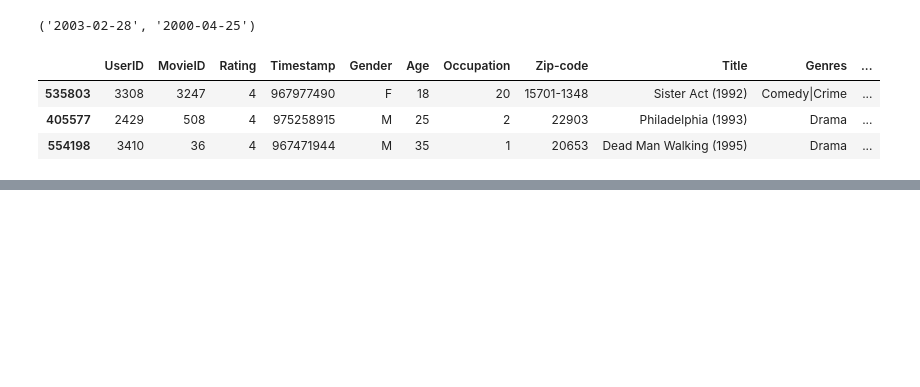
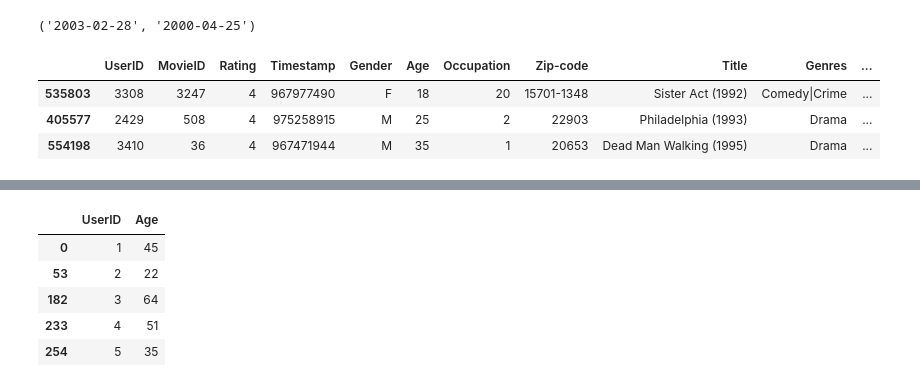
Before and after one commit to stevechengnyc/meta_learners, a Jupyter notebook: MovieLens_EconML_Uplift_Modeling_Final.ipynb, the cells around one changed output, grey strips where cells are left out. Saved outputs shown, nothing was run; the diff lists cells and outputs as text; code cells hidden in the pictures; blank space fills up the shorter version.

```diff
--- a/MovieLens_EconML_Uplift_Modeling_Final.ipynb
+++ b/MovieLens_EconML_Uplift_Modeling_Final.ipynb
@@ -578,0 +588,10 @@ df['Age'] =
+# %%
+df2['Age'] = np.random.randint(18, 70, df2.shape[0])
+df2.head()
+# %% [output]
+|  | UserID | Age |
+| 0 | 1 | 45 |
+| 53 | 2 | 22 |
+| 182 | 3 | 64 |
+| 233 | 4 | 51 |
+| 254 | 5 | 35 |
```
Also changed, not shown: parts of 6 cells of this notebook.
